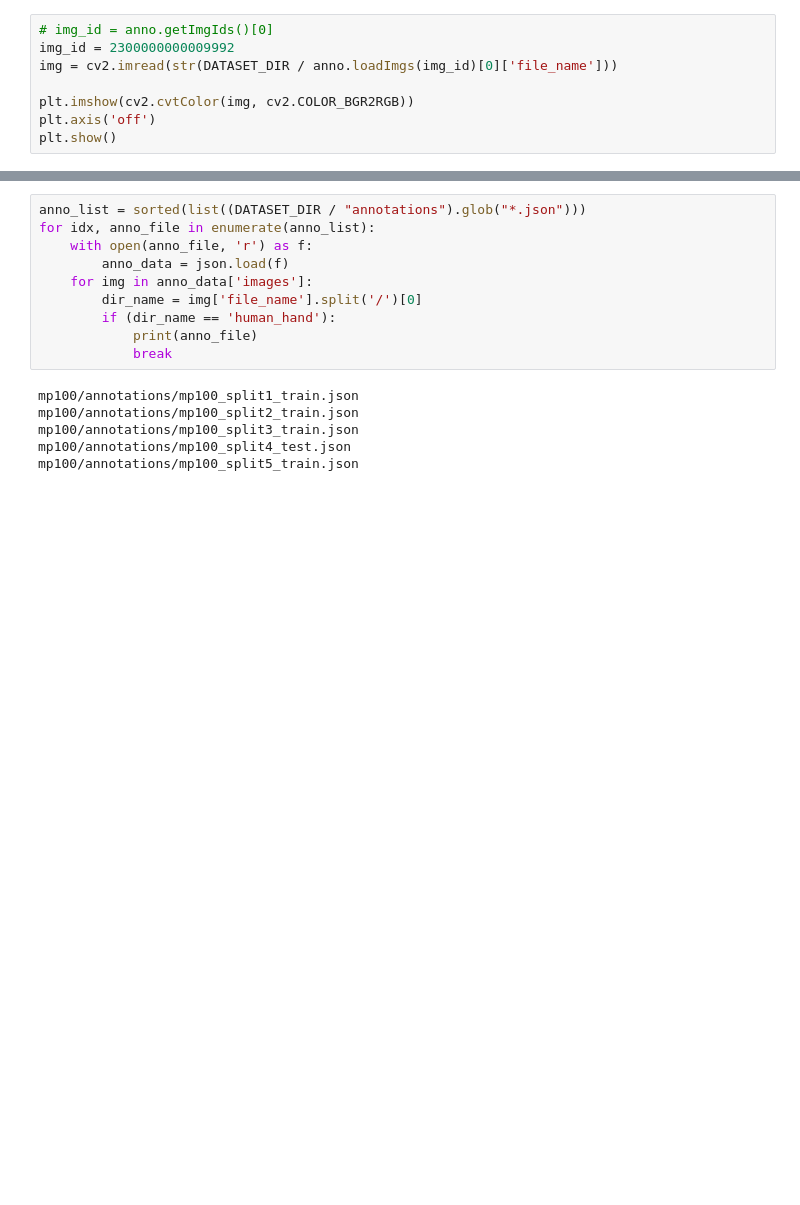
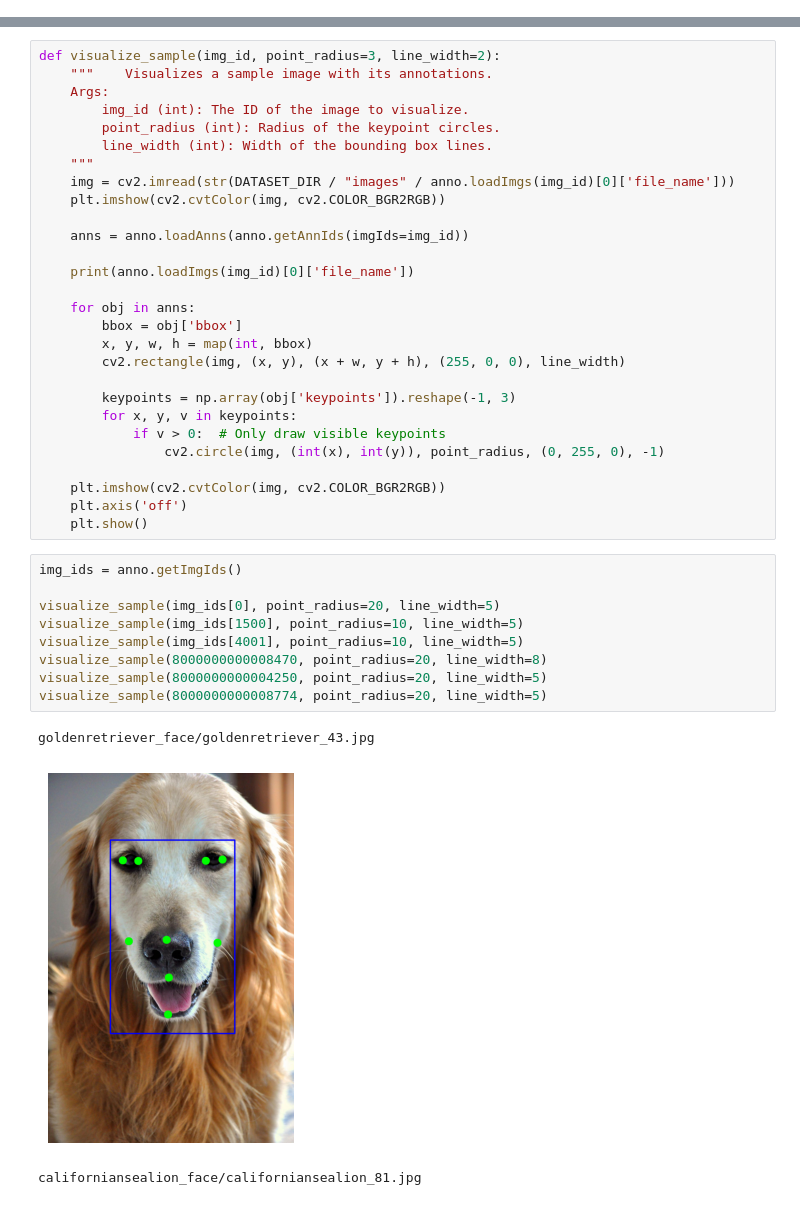
Before and after one commit to nhphucqt/MP100-Builder, a Jupyter notebook: demo.ipynb, the cells around one changed output, grey strips where cells are left out. Drawn from its saved outputs; the diff is of its cells as text; blank space fills up the shorter version.

```diff
--- a/demo.ipynb
+++ b/demo.ipynb
@@ -36,8 +14,0 @@ index created!
-# %%
-# img_id = anno.getImgIds()[0]
-img_id = 2300000000009992
-img = cv2.imread(str(DATASET_DIR / anno.loadImgs(img_id)[0]['file_name']))
-
-plt.imshow(cv2.cvtColor(img, cv2.COLOR_BGR2RGB))
-plt.axis('off')
-plt.show()
@@ -133,16 +15,41 @@ anno.cats
-# %%
-anno_list = sorted(list((DATASET_DIR / "annotations").glob("*.json")))
-for idx, anno_file in enumerate(anno_list):
-    with open(anno_file, 'r') as f:
-        anno_data = json.load(f)
-    for img in anno_data['images']:
-        dir_name = img['file_name'].split('/')[0]
-        if (dir_name == 'human_hand'):
-            print(anno_file)
-            break
-# %% [output]
-mp100/annotations/mp100_split1_train.json
-mp100/annotations/mp100_split2_train.json
-mp100/annotations/mp100_split3_train.json
-mp100/annotations/mp100_split4_test.json
-mp100/annotations/mp100_split5_train.json
+# %%
+def visualize_sample(img_id, point_radius=3, line_width=2):
+    """    Visualizes a sample image with its annotations.
+    Args:
+        img_id (int): The ID of the image to visualize.
+        point_radius (int): Radius of the keypoint circles.
+        line_width (int): Width of the bounding box lines.
+    """
+    img = cv2.imread(str(DATASET_DIR / "images" / anno.loadImgs(img_id)[0]['file_name']))
+    plt.imshow(cv2.cvtColor(img, cv2.COLOR_BGR2RGB))
+
+    anns = anno.loadAnns(anno.getAnnIds(imgIds=img_id))
+
+    print(anno.loadImgs(img_id)[0]['file_name'])
+
+    for obj in anns:
+        bbox = obj['bbox']
+        x, y, w, h = map(int, bbox)
+        cv2.rectangle(img, (x, y), (x + w, y + h), (255, 0, 0), line_width)
+
+        keypoints = np.array(obj['keypoints']).reshape(-1, 3)
+        for x, y, v in keypoints:
+            if v > 0:  # Only draw visible keypoints
+                cv2.circle(img, (int(x), int(y)), point_radius, (0, 255, 0), -1)
+
+    plt.imshow(cv2.cvtColor(img, cv2.COLOR_BGR2RGB))
+    plt.axis('off')
+    plt.show()
+# %%
+img_ids = anno.getImgIds()
+
+visualize_sample(img_ids[0], point_radius=20, line_width=5)
+visualize_sample(img_ids[1500], point_radius=10, line_width=5)
+visualize_sample(img_ids[4001], point_radius=10, line_width=5)
+visualize_sample(8000000000008470, point_radius=20, line_width=8)
+visualize_sample(8000000000004250, point_radius=20, line_width=5)
+visualize_sample(8000000000008774, point_radius=20, line_width=5)
+# %% [output]
+goldenretriever_face/goldenretriever_43.jpg
+[figure, added]
+californiansealion_face/californiansealion_81.jpg
```
Also changed, not shown: parts of 8 cells of this notebook, 6 other files.
